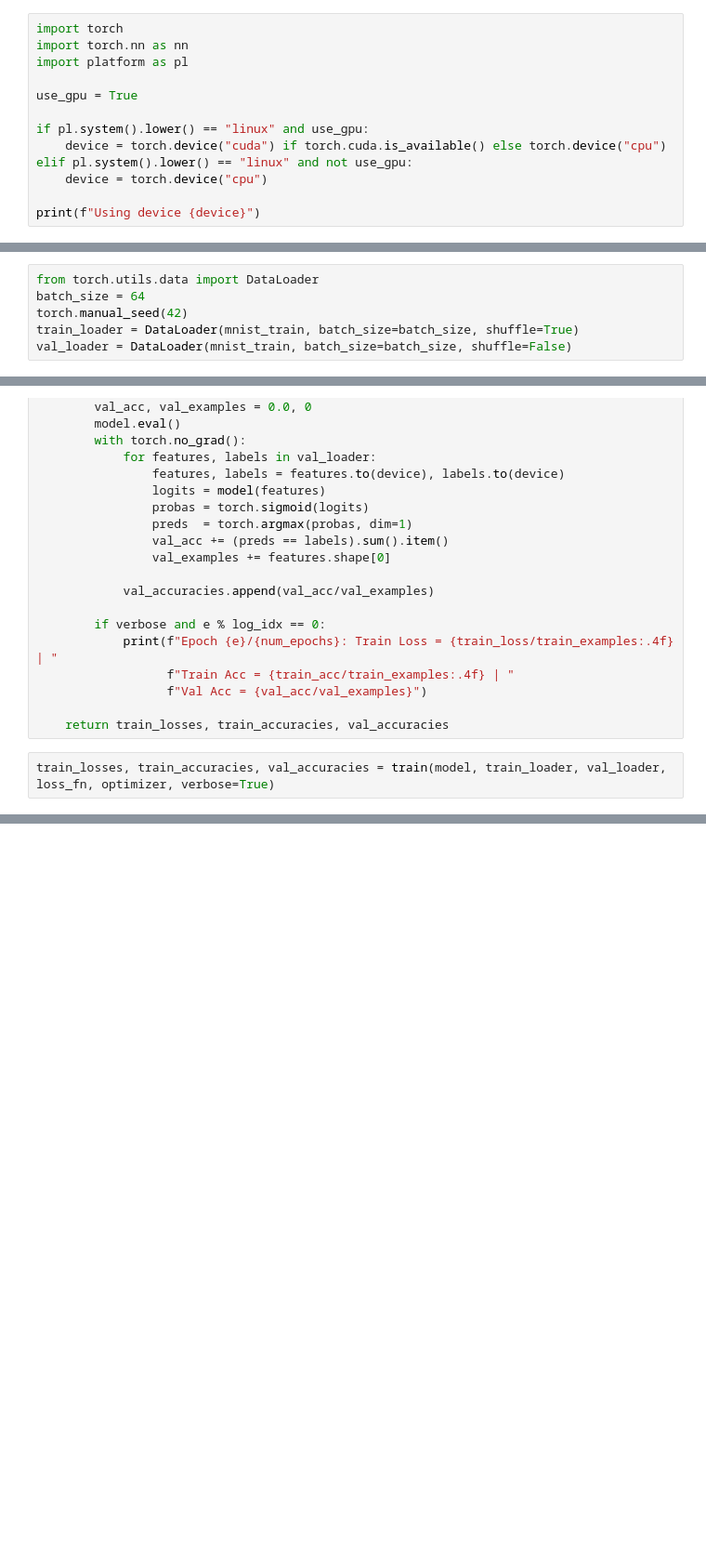
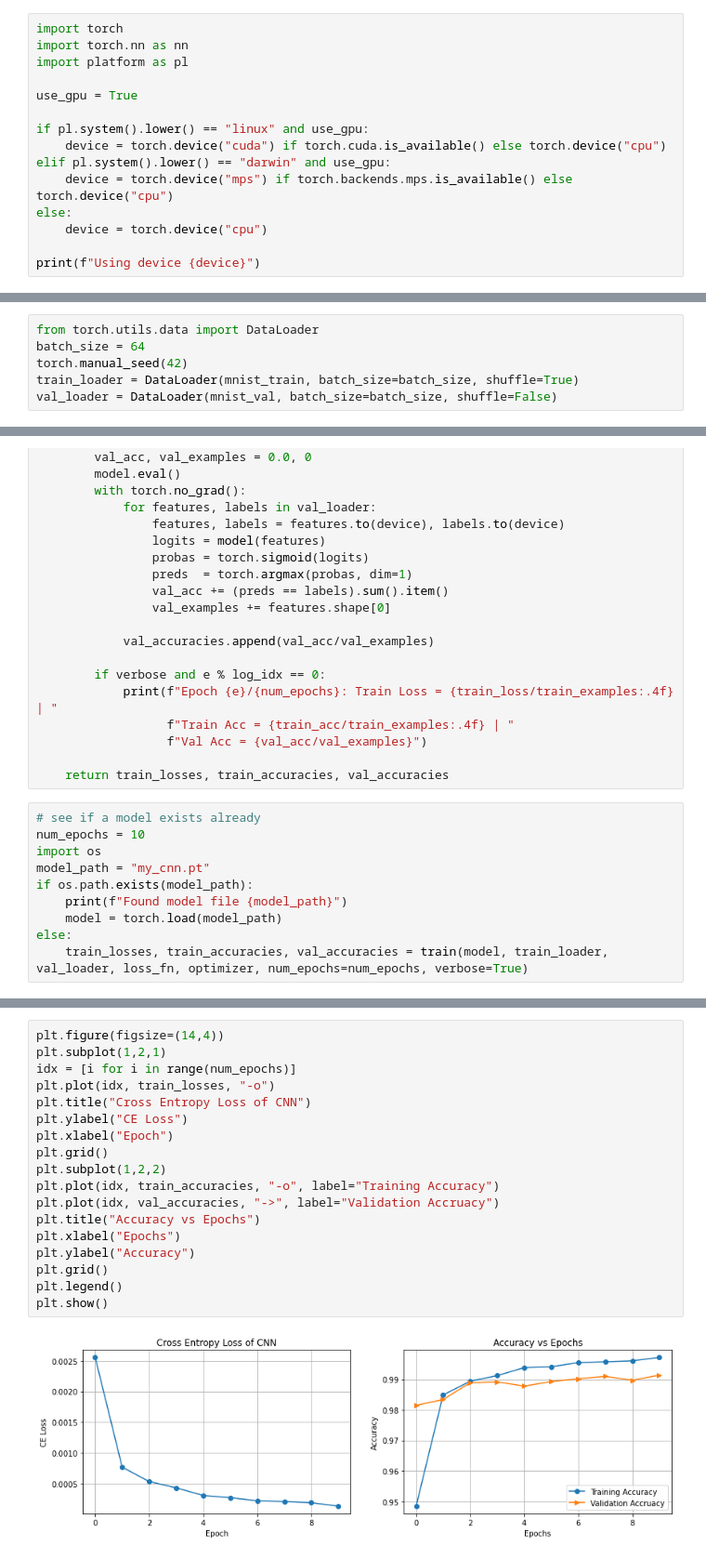
Before and after one commit to john-s-li/hands_on_ml, a Jupyter notebook: Packt ML/14 - CNN/cnn.ipynb, the cells around one changed output, grey strips where cells are left out. Shown: that part at 93% size. Saved outputs shown, nothing was run; the diff lists cells and outputs as text; blank space fills up the shorter version.

```diff
--- a/Packt ML/14 - CNN/cnn.ipynb
+++ b/Packt ML/14 - CNN/cnn.ipynb
@@ -26,7 +26,9 @@ use_gpu = True
 
 if pl.system().lower() == "linux" and use_gpu:
     device = torch.device("cuda") if torch.cuda.is_available() else torch.device("cpu")
-elif pl.system().lower() == "linux" and not use_gpu:
+elif pl.system().lower() == "darwin" and use_gpu:
+    device = torch.device("mps") if torch.backends.mps.is_available() else torch.device("cpu")
+else:
     device = torch.device("cpu")
 
 print(f"Using device {device}")
@@ -68,7 +77,7 @@ from torch.utils.data import DataLoader
 batch_size = 64
 torch.manual_seed(42)
 train_loader = DataLoader(mnist_train, batch_size=batch_size, shuffle=True)
-val_loader = DataLoader(mnist_train, batch_size=batch_size, shuffle=False)
+val_loader = DataLoader(mnist_val, batch_size=batch_size, shuffle=False)
 # %% [markdown]
 It is important to note that PyTorch expects image batchs in *NCHW* format (num_batch_img x num_channel x height x width).
 # %%
@@ -163,5 +176,13 @@ def train(model, train_loader, val_loader, loss_fn, optimizer, num_epochs=20, lo
                   f"Val Acc = {val_acc/val_examples}")
 
     return train_losses, train_accuracies, val_accuracies
-# %%
-train_losses, train_accuracies, val_accuracies = train(model, train_loader, val_loader, loss_fn, optimizer, verbose=True)
+# %%
+# see if a model exists already
+num_epochs = 10
+import os
+model_path = "my_cnn.pt"
+if os.path.exists(model_path):
+    print(f"Found model file {model_path}")
+    model = torch.load(model_path)
+else:
+    train_losses, train_accuracies, val_accuracies = train(model, train_loader, val_loader, loss_fn, optimizer, num_epochs=num_epochs, verbose=True)
@@ -167,0 +209,20 @@ train_losses, train_accuracies, val_accuracies = train(model, train_loader, val_
+# %%
+plt.figure(figsize=(14,4))
+plt.subplot(1,2,1)
+idx = [i for i in range(num_epochs)]
+plt.plot(idx, train_losses, "-o")
+plt.title("Cross Entropy Loss of CNN")
+plt.ylabel("CE Loss")
+plt.xlabel("Epoch")
+plt.grid()
+plt.subplot(1,2,2)
+plt.plot(idx, train_accuracies, "-o", label="Training Accuracy")
+plt.plot(idx, val_accuracies, "->", label="Validation Accruacy")
+plt.title("Accuracy vs Epochs")
+plt.xlabel("Epochs")
+plt.ylabel("Accuracy")
+plt.grid()
+plt.legend()
+plt.show()
+# %% [output]
+[figure, added]
```
Also changed, not shown: parts of 11 cells of this notebook, 8 other files.
